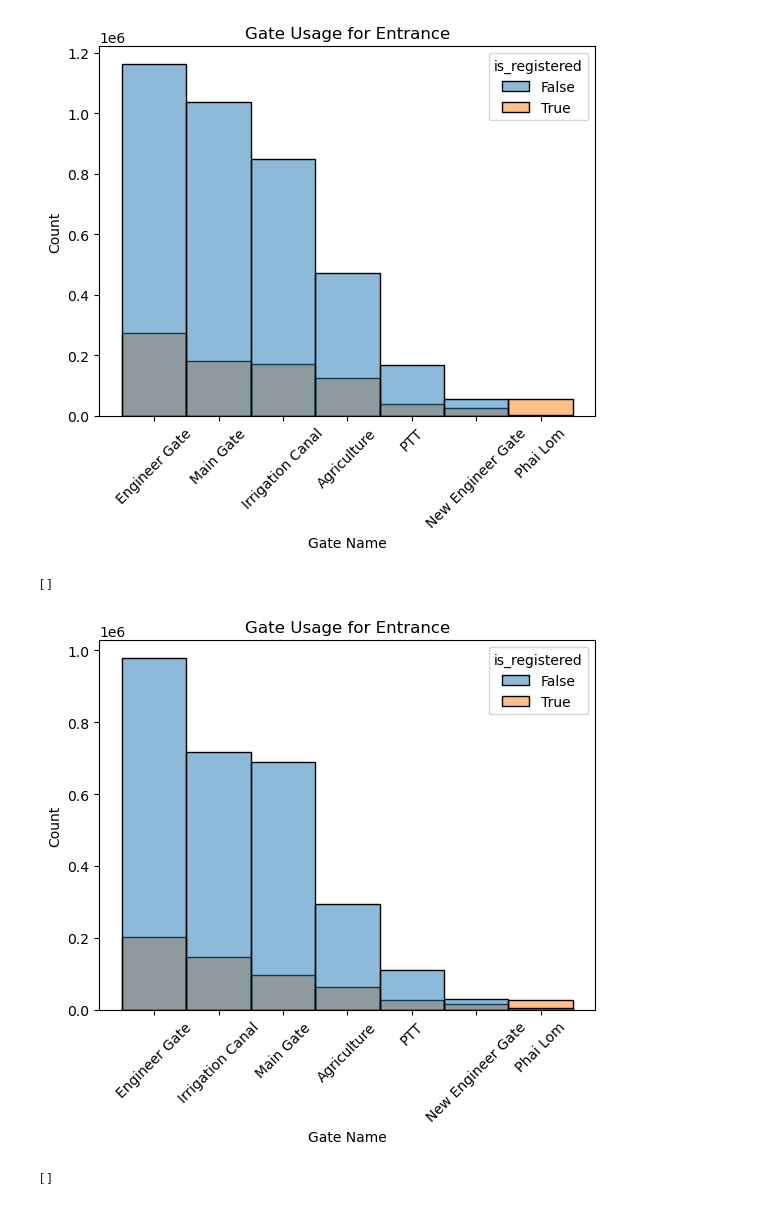
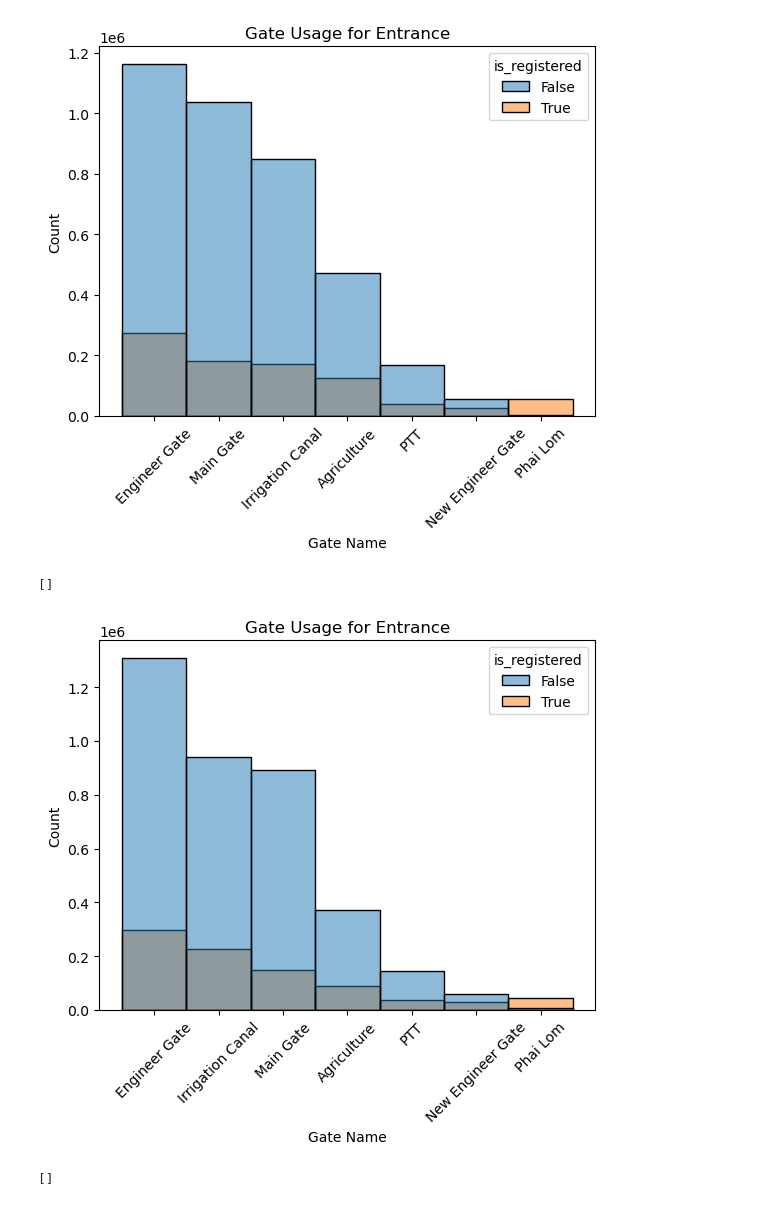
Before and after one commit to TanatPi/CMU_DS_Programing_term_project, a Jupyter notebook: cmu-vehicle-project-entrance.ipynb, the cells around one changed output. Saved outputs shown, nothing was run; the diff lists cells and outputs as text; code cells hidden in the pictures.

```diff
--- a/cmu-vehicle-project-entrance.ipynb
+++ b/cmu-vehicle-project-entrance.ipynb
@@ -202,14 +202,14 @@ plt.plot()
 gates = ['Engineer Gate','Irrigation Canal','Main Gate','Agriculture','PTT','New Engineer Gate','Phai Lom']
 exitdf['gate_id']=pd.Categorical(exitdf['gate_id'],gates)
 # %%
-plot = sns.histplot(data = exitdf[(entrydf['timediff'] < 1) & (entrydf['timediff'] > 0)], x = 'gate_id',hue = 'is_registered', bins = 12)
+plot = sns.histplot(data = exitdf[(entrydf['timediff'] > 0)], x = 'gate_id',hue = 'is_registered', bins = 12)
 plt.title('Gate Usage for Entrance')
 plt.xlabel('Gate Name')
 plt.setp(plot.get_xticklabels(), rotation=45)
 plt.plot()
 # %% [output]
 []
-[figure, old version]
+[figure, new version]
 # %%
 sns.histplot(data = entrydf[(entrydf['timediff'] < 1)&(entrydf['timediff'] > 0)&(exitdf['hour'] > 9)&(exitdf['hour'] < 15)], x = 'timediff_s',hue = 'is_registered', bins = 12)
 plt.title('Time Vehicles Spend in CMU during Daytime After Excluding Rush Hours (< 1 hour) (April)')
```
Also changed, not shown: parts of 1 cell of this notebook.
